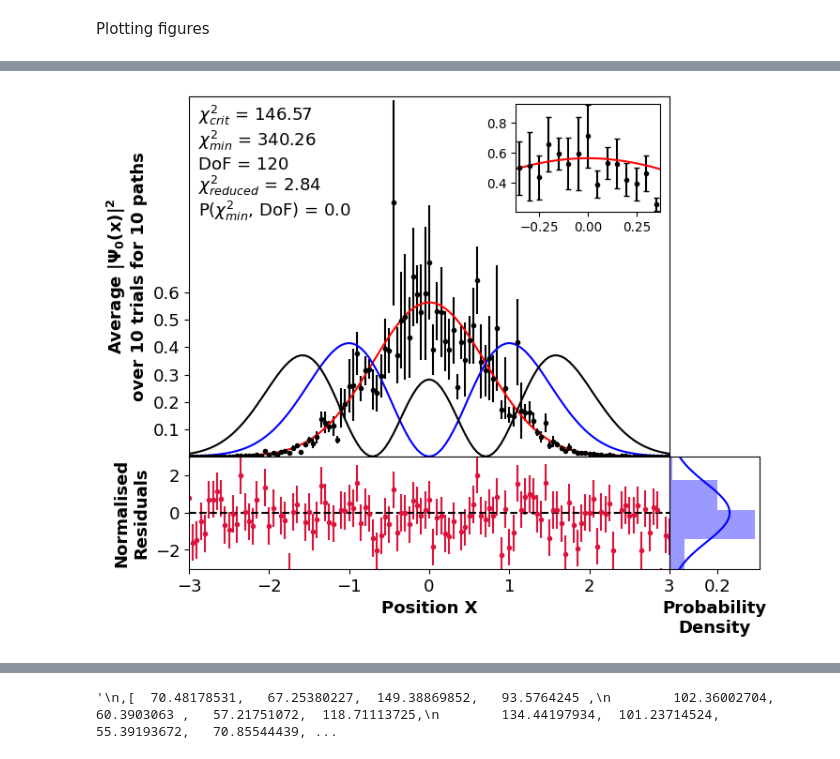
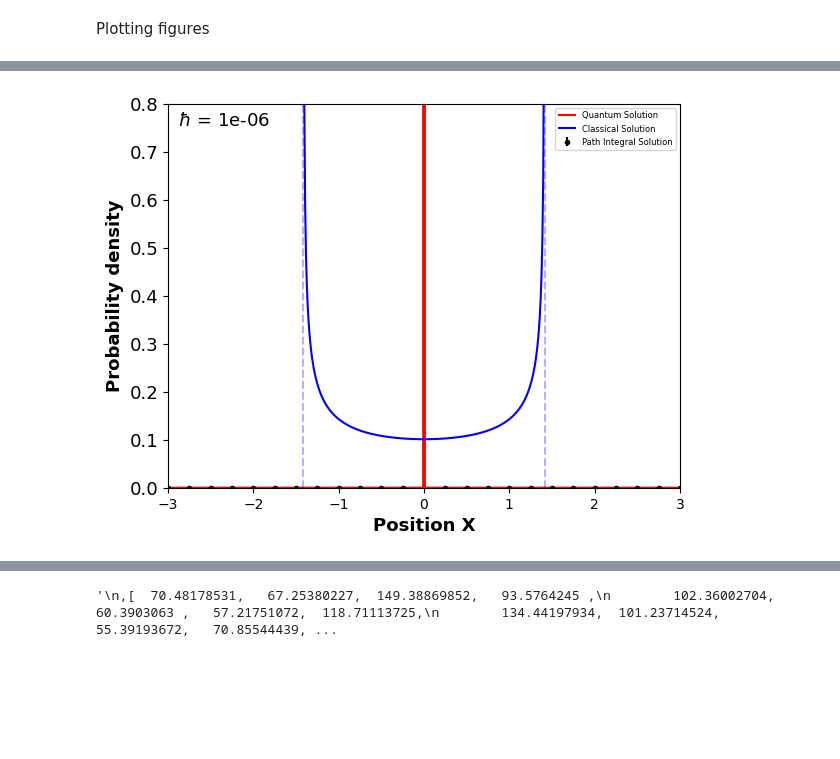
Before and after one commit to Wildeofthewest1/ProjectRepo, a Jupyter notebook: FeynmanPathIntegralJUPYTER.ipynb, the cells around one changed output, grey strips where cells are left out. Cells and saved outputs as stored; diff of their text form; code cells hidden in the pictures; blank space fills up the shorter version.

```diff
--- a/FeynmanPathIntegralJUPYTER.ipynb
+++ b/FeynmanPathIntegralJUPYTER.ipynb
@@ -119,7 +157,7 @@ def path_error_analysis(paths_list, num_trials, Psi_func):
 # %%
-paths_list = [1,1]# Number of paths to test
-num_trials = 2 #Number of trials for averaging
-errors = path_error_analysis(paths_list, num_trials, Psi)
+paths_list = [1,5,10]# Number of paths to test
+num_trials = 10 #Number of trials for averaging
+#errors = path_error_analysis(paths_list, num_trials, Psi)
 #print(repr(errors))
 # %%
 values = ([8.63652542e-06, 9.96603027e-06, 1.37212462e-05, 1.73234191e-05,
@@ -3880,7 +3918,7 @@ values2 = errors
 # %%
 set = 0
 
-data = [(values,np.arange(1,121+1,1)),(values1,[1,10,100,1000]),(values2,[1,2])]
+data = [(values,np.arange(1,121+1,1)),(values1,[1,10,100,1000]),(values2,paths_list)]
 
 errors, paths_list = np.array(data[set][0]),np.array(data[set][1])
 
@@ -4014,8 +4050,8 @@ def average(num_trials, paths1):
     return average_ys, average_errs
 # %%
 
-num_trls = 1000 #num_trls is the same as Ncf
-num_pths = 1
+num_trls = 2 #num_trls is the same as Ncf
+num_pths = 5000
 ys, yerrs = average(num_trls,num_pths)# average(NumberOfAverages,NumberOfPaths)
 #ys1, yerrs1 = average1(num_trls,num_pths)
 # %% [output]
@@ -4108,32 +4160,38 @@ f1 = plt.figure(1)
 
 f1.add_axes((0,0,plotwidth,plotheight))
 
-
-
-plt.gca().set_ylim([0,np.max(ys+yerrs)*1.01])
+plt.gca().set_ylim([0,0.8])#np.max(ys+yerrs)*1.01])
 plt.gca().set_xlim([xs[0],xs[-1]])
 
-
-
-plt.gca().axes.get_xaxis().set_ticks([])
-plt.gca().axes.get_yaxis().set_ticks([0.1,0.2,0.3,0.4,0.5,0.6])
+#plt.gca().axes.get_xaxis().set_ticks([])
+#plt.gca().axes.get_yaxis().set_ticks([0.1,0.2,0.3,0.4,0.5,0.6])
 
 plt.yticks(fontsize = textsize)
-plt.ylabel("Average $\mathbf{|\Psi_0(x)|^2}$\nover "+"{} trials for {} paths".format(num_trls,num_pths), fontsize = textsize, weight = "bold")
+#plt.ylabel("Average $\mathbf{|\Psi_0(x)|^2}$\nover "+"{} trials for {} paths".format(num_trls,num_pths), fontsize = textsize, weight = "bold")
+plt.ylabel("Probability density", fontsize = textsize, weight = "bold")
 
 analyticalValues = wavefunc(xs)
 normres = (ys-analyticalValues)/yerrs
-normres2 = (ys-firstHarmonic(xs))
+#normres2 = (ys-firstHarmonic(xs))
 
 reserrs = np.ones_like(yerrs)
 
-plt.errorbar(xs, ys, yerrs, linestyle = "none", fmt=".", capsize = 0, color = line_Colors[2])#plot the numerical solution
+plt.errorbar(xs, ys, yerrs, linestyle = "none", fmt=".", capsize = 0, color = line_Colors[2], label = "Path Integral Solution")#plot the numerical solution
 
-plt.plot(xs,analyticalValues, color = line_Colors[0])#plot the analytical solution
+plt.plot(xsFine,wavefunc(xsFine), color = line_Colors[0], label = "Quantum Solution")#plot the analytical solution
 
-plt.plot(xs,firstHarmonic(xs), color = line_Colors[1])#plot the first harmonic analytical solution
+plt.plot(xsFine2,classical(xsFine2), color = line_Colors[1], label = "Classical Solution")#classical solution
 
-plt.plot(xs,secondHarmonic(xs), color = line_Colors[2])#plot the second harmonic analytical solution
+plt.xlabel("Position X", fontsize = textsize, weight = "bold")
+
+plt.axvline(np.sqrt(2*E),color=line_Colors[1], linestyle='dashed', alpha = 0.3)
+plt.axvline(-np.sqrt(2*E),color=line_Colors[1], linestyle='dashed', alpha = 0.3)
+
+plt.legend(bbox_to_anchor=(1, 1), loc='upper right', prop={'size': 6})
+
+#plt.plot(xs,firstHarmonic(xs), color = line_Colors[1])#plot the first harmonic analytical solution
+
+#plt.plot(xs,secondHarmonic(xs), color = line_Colors[2])#plot the second harmonic analytical solution
 
 #plt.plot(xs,thirdHarmonic(xs), color = line_Colors[3])#plot the third harmonic analytical solution
 
@@ -4141,41 +4199,42 @@ plt.plot(xs,secondHarmonic(xs), color = line_Colors[2])#plot the second harmonic
 #plt.plot(xs,model_function(xs,*(popt+popt_errs)), color = "green",linestyle = "dashed")#plot the analytical solution
 #plt.plot(xs,model_function(xs,*(popt-popt_errs)), color = "blue",linestyle = "dashed")#plot the analytical solution
 qq = 0.07
-plt.text(0.02, .98-0*qq, "$\chi_{crit}^2$ = "+"{}".format(str(round(critical_value, 2))), ha='left', va='top', transform=plt.gca().transAxes, fontsize = textsize)#, bbox = dict(facecolor = 'yellow', alpha = 0.5))
-plt.text(0.02, .98-1*qq, "$\chi_{min}^2$ = "+"{}".format(str(round(chi_squared_min, 2))), ha='left', va='top', transform=plt.gca().transAxes, fontsize = textsize)#, bbox = dict(facecolor = 'red', alpha = 0.5))
-plt.text(0.02, .974-2*qq, "DoF = {}".format(degrees_of_freedom), ha='left', va='top', transform=plt.gca().transAxes, fontsize = textsize)#, bbox = dict(facecolor = 'blue', alpha = 0.5))
-plt.text(0.02, 0.993-3*qq, "$\chi_{reduced}^2$ = "+"{}".format(str(round(reduced_chi2, 2))), ha='left', va='top', transform=plt.gca().transAxes, fontsize = textsize)#, bbox = dict(facecolor = 'green', alpha = 0.5))
-plt.text(0.02, 0.993-4*qq, "P($\chi_{min}^2$, DoF) = "+"{}".format(str(round(Pvalue, 2))), ha='left', va='top', transform=plt.gca().transAxes, fontsize = textsize)#, bbox = dict(facecolor = 'yellow', alpha = 0.5))
+plt.text(0.02, .98-0*qq, "$\hbar$ = "+"{}".format(hbar), ha='left', va='top', transform=plt.gca().transAxes, fontsize = textsize)#, bbox = dict(facecolor = 'yellow', alpha = 0.5))
+#plt.text(0.02, .98-0*qq, "$\chi_{crit}^2$ = "+"{}".format(str(round(critical_value, 2))), ha='left', va='top', transform=plt.gca().transAxes, fontsize = textsize)#, bbox = dict(facecolor = 'yellow', alpha = 0.5))
+#plt.text(0.02, .98-1*qq, "$\chi_{min}^2$ = "+"{}".format(str(round(chi_squared_min, 2))), ha='left', va='top', transform=plt.gca().transAxes, fontsize = textsize)#, bbox = dict(facecolor = 'red', alpha = 0.5))
+#plt.text(0.02, .974-2*qq, "DoF = {}".format(degrees_of_freedom), ha='left', va='top', transform=plt.gca().transAxes, fontsize = textsize)#, bbox = dict(facecolor = 'blue', alpha = 0.5))
+#plt.text(0.02, 0.993-3*qq, "$\chi_{reduced}^2$ = "+"{}".format(str(round(reduced_chi2, 2))), ha='left', va='top', transform=plt.gca().transAxes, fontsize = textsize)#, bbox = dict(facecolor = 'green', alpha = 0.5))
+#plt.text(0.02, 0.993-4*qq, "P($\chi_{min}^2$, DoF) = "+"{}".format(str(round(Pvalue, 2))), ha='left', va='top', transform=plt.gca().transAxes, fontsize = textsize)#, bbox = dict(facecolor = 'yellow', alpha = 0.5))
 
 ############################################# Mini plot showing range of data
 
-f1.add_axes((plotwidth - 0.02*plotwidth -miniscale*plotwidth,-0.02*plotheight+plotheight -miniscale*plotheight,miniscale*plotwidth,miniscale*plotheight))
+#f1.add_axes((plotwidth - 0.02*plotwidth -miniscale*plotwidth,-0.02*plotheight+plotheight -miniscale*plotheight,miniscale*plotwidth,miniscale*plotheight))
 
 
-plt.gca().set_ylim([miny*0.99,maxy*1.01])
-plt.gca().set_xlim([startx,endx])
+#plt.gca().set_ylim([miny*0.99,maxy*1.01])
+#plt.gca().set_xlim([startx,endx])
 
 
-plt.yticks(fontsize = minitextscale*textsize)
-plt.xticks(fontsize = minitextscale*textsize)
+#plt.yticks(fontsize = minitextscale*textsize)
+#plt.xticks(fontsize = minitextscale*textsize)
 #plt.gca().axes.get_xaxis().set_ticks([-3,-2,-1,0,1,2,3])
 
-plt.errorbar(minixs, miniys, miniyerrs, color = line_Colors[2], capsize = 2, fmt=".")#plot the numerical solution
-plt.plot(xs,analyticalValues, color = line_Colors[0])#plot the analytical solution
+#plt.errorbar(minixs, miniys, miniyerrs, color = line_Colors[2], capsize = 2, fmt=".")#plot the numerical solution
+#plt.plot(xs,analyticalValues, color = line_Colors[0])#plot the analytical solution
 
 #plt.plot(xs,model_function(xs,*popt), color = "orange",linestyle = "dashed")#plot the analytical solution
 #plt.plot(xs,model_function(xs,*(popt+popt_errs)), color = "green",linestyle = "dashed")#plot the analytical solution
 #plt.plot(xs,model_function(xs,*(popt-popt_errs)), color = "blue",linestyle = "dashed")#plot the analytical solution
 
 ##########################################
-
+"""
 stdd = np.std(normres)
 #print(stdd)
 
 j = np.max((normres + reserrs)/stdd)
 
 f1.add_axes((0,-resplotheight,plotwidth,resplotheight))#add axes for residual plot
-plt.gca().set_ylim([-j*stdd,j*stdd])
+#plt.gca().set_ylim([-j*stdd,j*stdd])
 plt.gca().set_xlim([xs[0],xs[-1]])
 plt.yticks(fontsize = textsize)
 plt.xticks(fontsize = textsize)
@@ -4186,15 +4245,14 @@ plt.xlabel("Position X", fontsize = textsize, weight = "bold")
 stdresarray = np.ones(len(normres))*stdd
 plt.errorbar( xs, normres, reserrs, fmt=".", color = line_Colors[3], capsize=0)
 
-for i in range(1,int(j)):
-    plt.plot(xs,i*stdresarray, color=line_Colors[2], linestyle='dotted', alpha = 1-i/j)
+r = int(j)+1
 
-for i in range(-int(j)+1,0):
-    plt.plot(xs,i*stdresarray, color=line_Colors[2], linestyle='dotted', alpha = 1+i/j)
+for i in range(1,r):
+    plt.axhline(i*stdd,color=line_Colors[2], linestyle='dotted', alpha = 1 - i/r)
+    plt.axhline(-i*stdd,color=line_Colors[2], linestyle='dotted', alpha = 1 - i/r)
 
-plt.plot(xs,0*stdresarray, color=line_Colors[2], linestyle='dashed', alpha = 1)
 
-#plt.plot(xs,np.ones_like(normres)*np.mean(normres), color='yellow', linestyle='dashed', alpha = 1)
+plt.axhline(0,color=line_Colors[2], linestyle='dashed', alpha = 1)
 
 #######################################
 
@@ -4223,4 +4281,6 @@ print("mean of residuals = {}".format(np.mean(normres)))#Should be 0, else T is
 #print(np.mean(normres)/sd)
 #print(np.sqrt(2))
 plt.show()
+
+"""
 # %% [output]
@@ -4228 +4288 @@ mean of residuals = -0.5141873327495526
-[figure, old version]
+[figure, new version]
```
Also changed, not shown: parts of 13 cells of this notebook, 1 other file.
